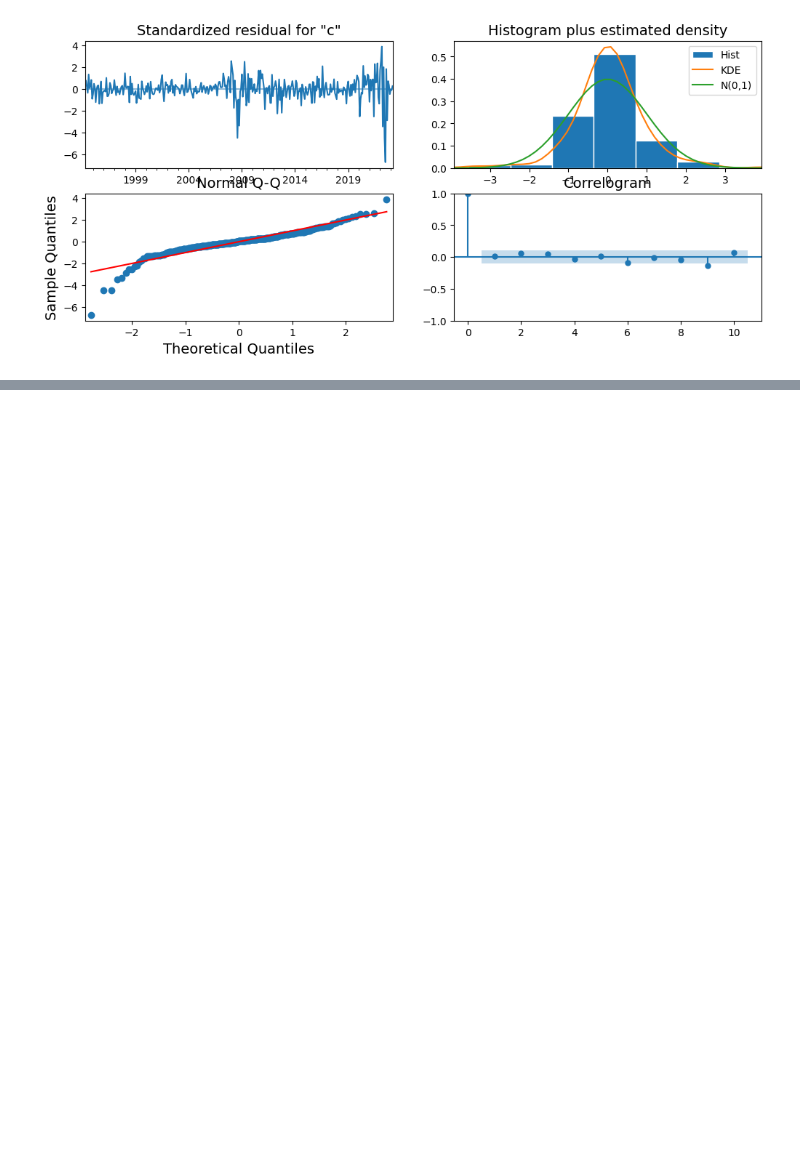
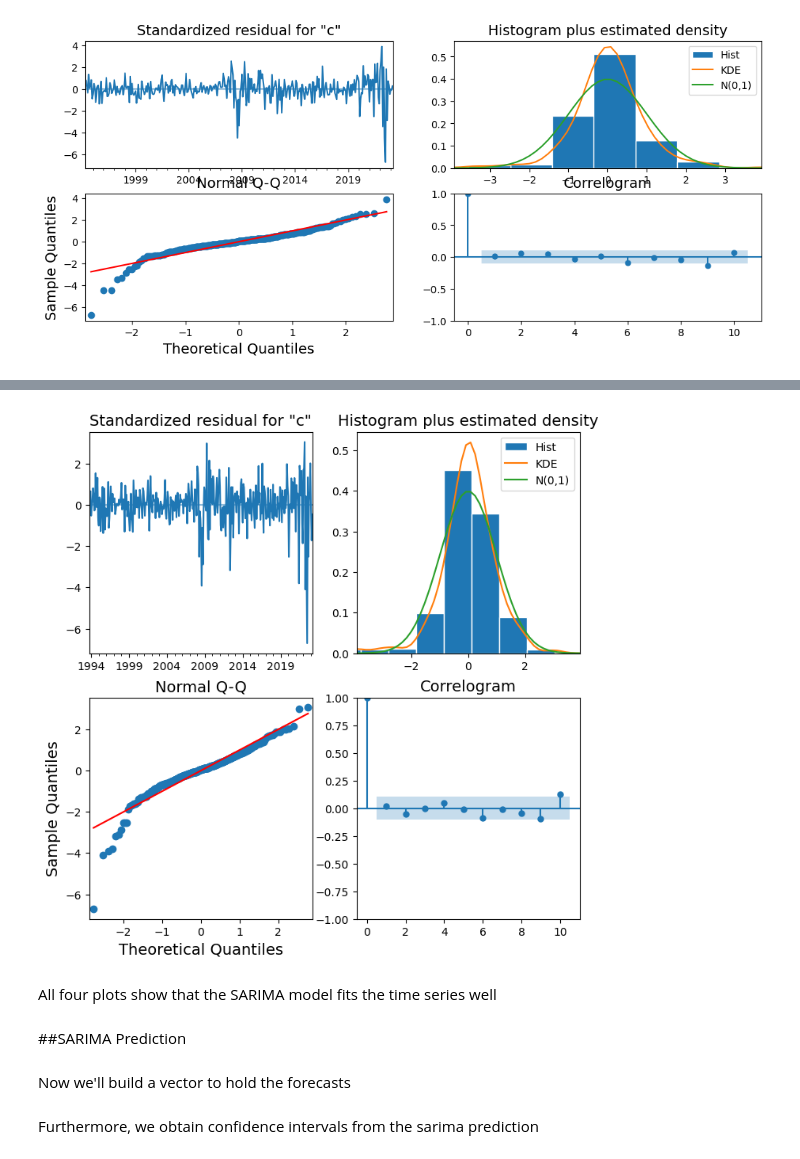
Before and after one commit to mofuoku417/Crude-Palm-Oil-Price-Prediction, a Jupyter notebook: Crude_PalmOil_Price_Prediction_SARIMA_Model.ipynb, the cells around one changed output, grey strips where cells are left out. Drawn from its saved outputs; the diff is of its cells as text; code cells hidden in the pictures; blank space fills up the shorter version.

```diff
--- a/Crude_PalmOil_Price_Prediction_SARIMA_Model.ipynb
+++ b/Crude_PalmOil_Price_Prediction_SARIMA_Model.ipynb
@@ -504,0 +370,3 @@ plot_forecast(best_model, '1993', df_train, df_test)
+# %%
+model=SARIMAX(df,order=(1,1,0),  seasonal_order=(2, 1, 0, 6))
+results=model.fit()
@@ -504,0 +395,12 @@ plot_forecast(best_model, '1993', df_train, df_test)
+# %%
+#Create diagnostic plots
+results.plot_diagnostics(figsize=(8,8))
+plt.show()
+# %% [output]
+[figure, added]
+# %% [markdown]
+All four plots show that the SARIMA model fits the time series well
+# %% [markdown]
+##SARIMA Prediction
+# %% [markdown]
+Now we'll build a vector to hold the forecasts
@@ -504,0 +411,2 @@ plot_forecast(best_model, '1993', df_train, df_test)
+# %% [markdown]
+Furthermore, we obtain confidence intervals from the sarima prediction
```
Also changed, not shown: parts of 57 cells of this notebook.
